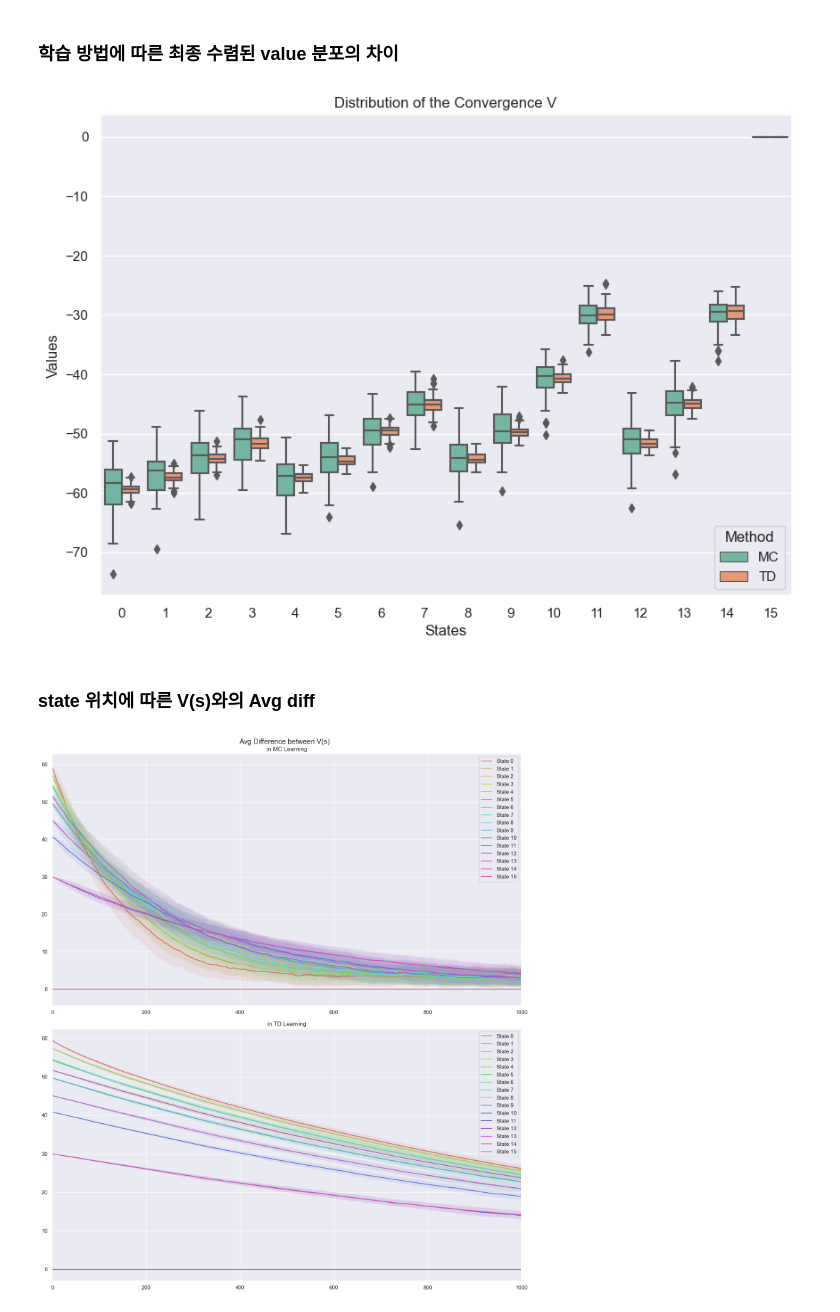
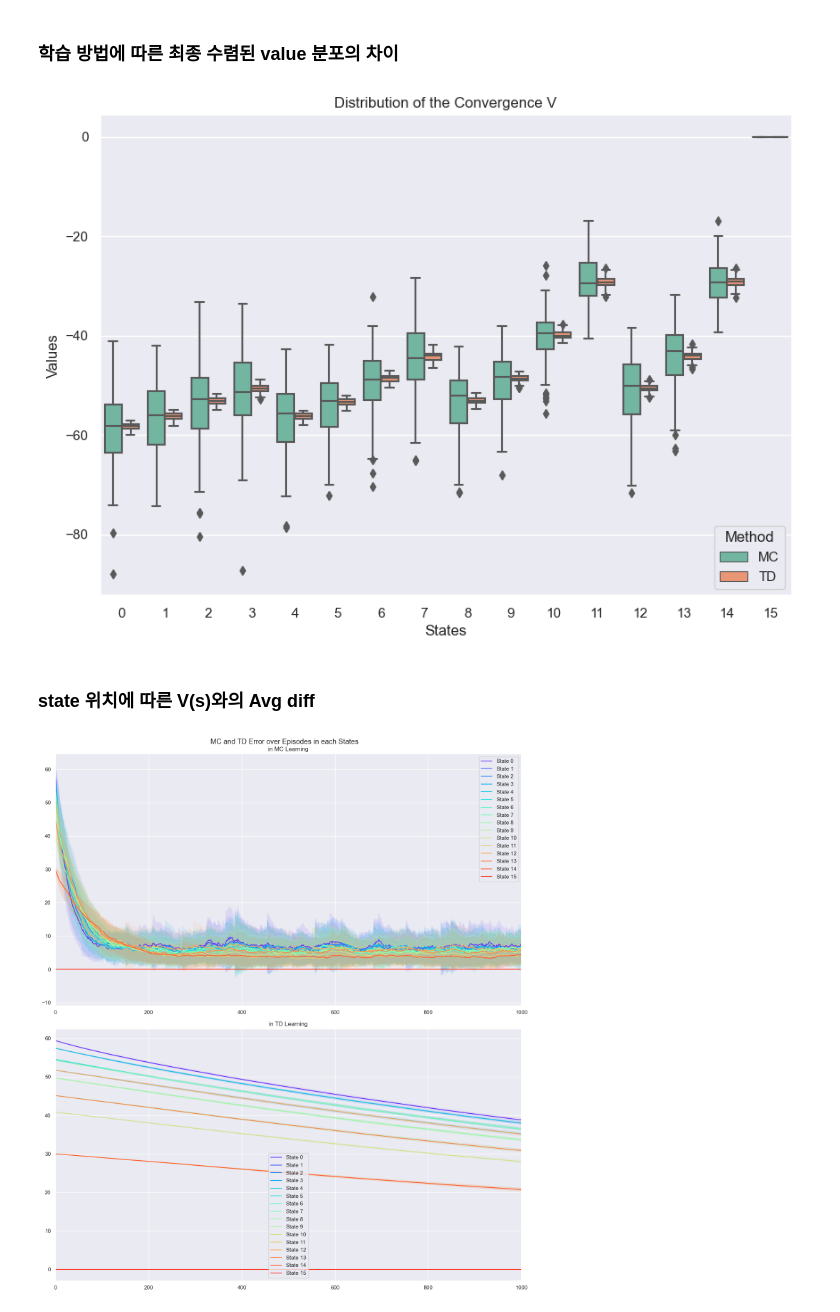
Before and after one commit to webb-c/OSSP2, a Jupyter notebook: analysis.ipynb, the cells around one changed output. Saved outputs shown, nothing was run; the diff lists cells and outputs as text; code cells hidden in the pictures.

Commit message:
add : result figure

```diff
--- a/analysis.ipynb
+++ b/analysis.ipynb
@@ -19,14 +19,22 @@ answer_df.head()
 |  | 0 | 1 | 2 | 3 | 4 | 5 | 6 | 7 | 8 | 9 | 10 | ... |
 | 0 | -59.423677 | -57.423871 | -54.281314 | -51.710126 | -57.423871 | -54.566995 | -49.710294 | -45.139267 | -54.281314 | -49.710294 | -40.853916 | ... |
 # %%
-
-MC_dir = csv_dir + "MC/"
+# 동알한 alpha값 0.005에서 비교
+MC_dir = csv_dir + "MC/005/"
 MC_fileList = [os.path.join(MC_dir, file) for file in os.listdir(MC_dir) if os.path.isfile(os.path.join(MC_dir, file))]
-TD1_dir = csv_dir + "1-step TD/"
+TD1_dir = csv_dir + "1-step TD/005/"
 TD1_fileList = [os.path.join(TD1_dir, file) for file in os.listdir(TD1_dir) if os.path.isfile(os.path.join(TD1_dir, file))]
-TD3_dir = csv_dir + "3-step TD/"
+TD3_dir = csv_dir + "3-step TD/005/"
 TD3_fileList = [os.path.join(TD3_dir, file) for file in os.listdir(TD3_dir) if os.path.isfile(os.path.join(TD3_dir, file))]
 TDn_dir = csv_dir + "n-step TD/"
 print(len(MC_fileList), len(TD1_fileList), len(TD3_fileList))
+
+MC001_dir = csv_dir + "MC/001/"
+MC001_fileList = [os.path.join(MC001_dir, file) for file in os.listdir(MC001_dir) if os.path.isfile(os.path.join(MC001_dir, file))]
+MC0005_dir = csv_dir + "MC/0005/"
+MC0005_fileList = [os.path.join(MC0005_dir, file) for file in os.listdir(MC0005_dir) if os.path.isfile(os.path.join(MC0005_dir, file))]
+MC0001_dir = csv_dir + "MC/0001/"
+MC0001_fileList = [os.path.join(MC0001_dir, file) for file in os.listdir(MC0001_dir) if os.path.isfile(os.path.join(MC0001_dir, file))]
+print(len(MC001_fileList), len(MC0005_fileList), len(MC0001_fileList))
 # %% [output]
 100 100 100
@@ -41,7 +50,7 @@ MC_list = []
 
 for file in MC_fileList:
     mc_df = pd.read_csv(file, header=None)
-    if flag :
+    if not flag :
         flag = True
         answer_series = pd.Series(answer_df.iloc[0].values, index=mc_df.columns)
     diff_df = mc_df.subtract(answer_series, axis=1).abs()
@@ -58,7 +67,7 @@ TD1_list = []
 
 for file in TD1_fileList:
     td1_df = pd.read_csv(file, header=None)
-    if flag :
+    if not flag :
         flag = True
         answer_series = pd.Series(answer_df.iloc[0].values, index=td1_df.columns)
     diff_df = td1_df.subtract(answer_series, axis=1).abs()
@@ -165,21 +218,25 @@ for i in range(16):
 # %% [markdown]
 ### MC, 1-step TD, 3-step TD Avg diff
 # %%
+sns.set_palette("Dark2")
+
 plt.figure(figsize=(14, 7))
 
-sns.lineplot(data=MC_avg, label='MC')
+sns.lineplot(data=MC001_avg, label='MC')
 sns.lineplot(data=TD1_avg, label='1-step TD')
 sns.lineplot(data=TD3_avg, label='3-step TD')
 
-plt.fill_between(range(len(MC_avg+MC_std)), MC_avg-MC_std, MC_avg+MC_std, alpha=0.3)
+# plt.fill_between(range(len(MC_avg+MC_std)), MC_avg-MC_std, MC_avg+MC_std, alpha=0.3)
+plt.fill_between(range(len(MC001_avg+MC001_std)), MC001_avg-MC001_std, MC001_avg+MC001_std, alpha=0.3)
 plt.fill_between(range(len(TD1_avg+TD1_std)), TD1_avg-TD1_std, TD1_avg+TD1_std, alpha=0.3)
 plt.fill_between(range(len(TD3_avg+TD3_std)), TD3_avg-TD3_std, TD3_avg+TD3_std, alpha=0.3)
 
-plt.xlim(0, 10000)
-plt.title('Avg Difference between V(s)')
-plt.xlabel('Episode')
-plt.ylabel('Average Difference')
+plt.xlim(0, 1500)
+plt.title('MC and n-step TD Error over Episodes')
+plt.xlabel('Episodes')
+plt.ylabel('Avg Abs Error')
 plt.legend()
 
 plt.show()
+# plt.savefig(fig_dir+'fig_1', dpi=300, bbox_inches='tight')
 # %% [output]
@@ -201,38 +258,39 @@ plt.ylabel('Values')
 plt.legend(title='Method')
 
 plt.show()
+# plt.savefig(fig_dir+'fig2', dpi=300, bbox_inches='tight')
 # %% [output]
-[figure, old version]
+[figure, new version]
 # %% [markdown]
 ### state 위치에 따른 V(s)와의 Avg diff
 # %%
-rainbow_like_palette = sns.color_palette("hls", 16)
-sns.set_palette(rainbow_like_palette)
+sns.set_palette("rainbow", 16)
 
 plt.figure(figsize=(14, 16))
 plt.subplot(2, 1, 1)
 plt.title("in MC Learning")
 plt.xlim(0, 1000)
 for i in range(16):
     plt.plot(MC_column_avg[i], label=f'State {i}')
     up = MC_column_avg[i] + MC_column_std[i]
     low = MC_column_avg[i] - MC_column_std[i]
     plt.fill_between(range(len(up)), low, up, alpha=0.1)
 plt.legend()
 
 plt.subplot(2, 1, 2)
 plt.title("in TD Learning")
 plt.xlim(0, 1000)
 for i in range(16):
     plt.plot(TD_column_avg[i], label=f'State {i}')
     up = TD_column_avg[i] + TD_column_std[i]
     low = TD_column_avg[i] - TD_column_std[i]
     plt.fill_between(range(len(up)), low, up, alpha=0.1)
 plt.legend()
 
-plt.suptitle('Avg Difference between V(s)')
+plt.suptitle('MC and TD Error over Episodes in each States')
 plt.tight_layout()
 
 plt.show()
+# plt.savefig(fig_dir+'fig3', dpi=300, bbox_inches='tight')
 # %% [output]
-[figure, old version]
+[figure, new version]
```
Also changed, not shown: parts of 8 cells of this notebook, 10 other files.
